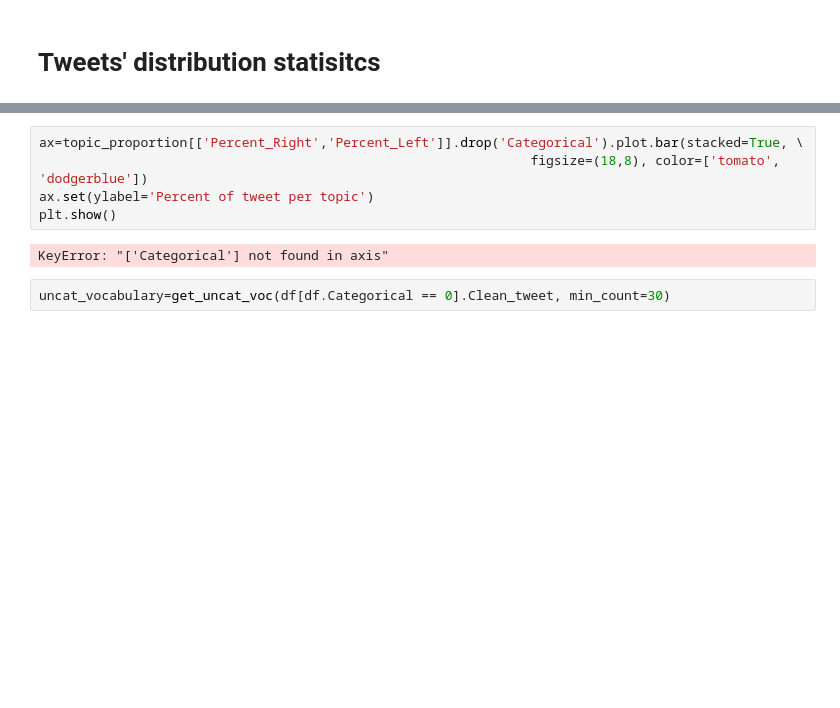
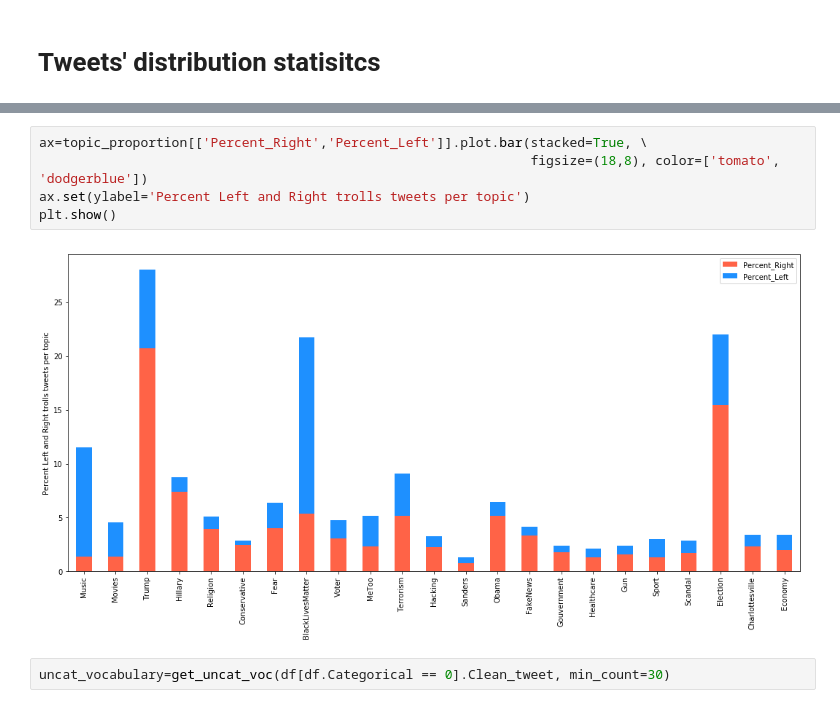
Before and after one commit to Jprost/ADA-Proj-18, a Jupyter notebook: WebScrap.ipynb, the cells around one changed output, grey strips where cells are left out. Saved outputs shown, nothing was run; the diff lists cells and outputs as text; blank space fills up the shorter version.

```diff
--- a/WebScrap.ipynb
+++ b/WebScrap.ipynb
@@ -875,10 +736,10 @@ topic_proportion
 # %%
-ax=topic_proportion[['Percent_Right','Percent_Left']].drop('Categorical').plot.bar(stacked=True, \
+ax=topic_proportion[['Percent_Right','Percent_Left']].plot.bar(stacked=True, \
                                                                figsize=(18,8), color=['tomato', 'dodgerblue'])
-ax.set(ylabel='Percent of tweet per topic')
+ax.set(ylabel='Percent Left and Right trolls tweets per topic')
 plt.show()
 # %% [output]
-KeyError: "['Categorical'] not found in axis"
+[figure, added]
 # %%
 uncat_vocabulary=get_uncat_voc(df[df.Categorical == 0].Clean_tweet, min_count=30)
 # %%
```
Also changed, not shown: parts of 29 cells of this notebook, 10 other files.
